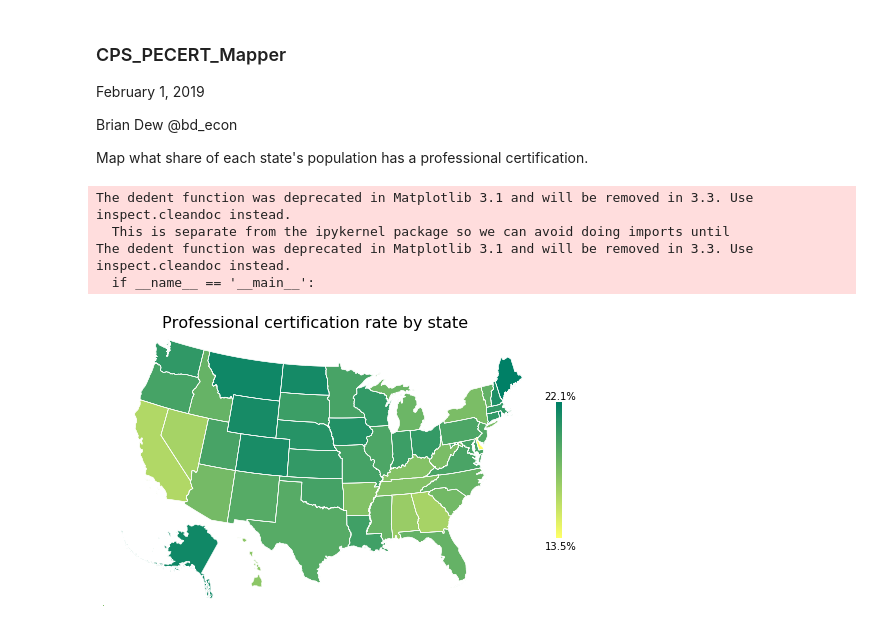
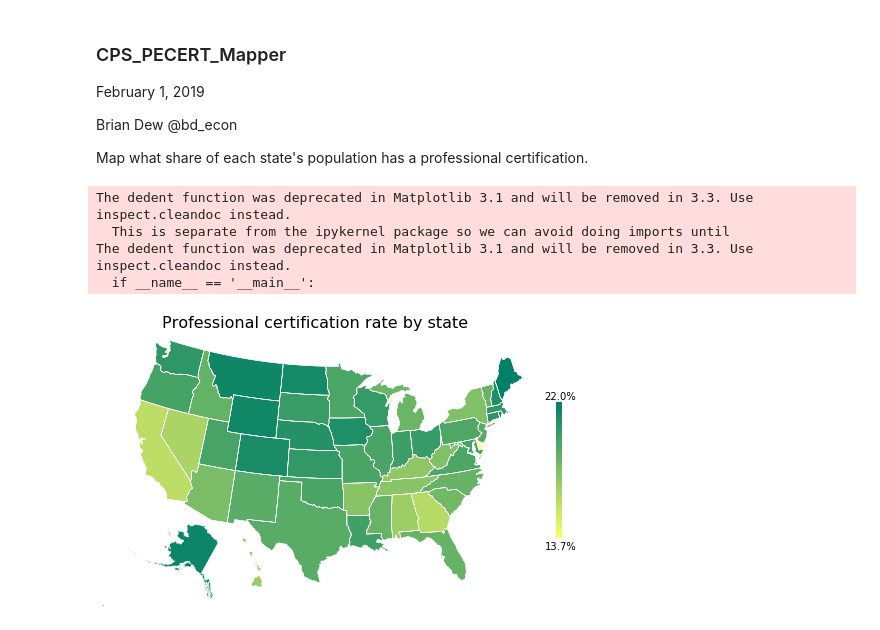
Before and after one commit to bdecon/econ_data, a Jupyter notebook: micro/CPS_PECERT_Mapper.ipynb, the cells around one changed output. Saved outputs shown, nothing was run; the diff lists cells and outputs as text; code cells hidden in the pictures.

```diff
--- a/micro/CPS_PECERT_Mapper.ipynb
+++ b/micro/CPS_PECERT_Mapper.ipynb
@@ -30,7 +30,7 @@ def wavg(group):
 # Retrieve professional certification rate by state
 columns = ['MONTH', 'STATE', 'CERT', 'BASICWGT']
 s = (pd.read_feather('cps2018.ft', columns=columns)
-       .query('MONTH > 6')
+       .query('MONTH > 7')
        .append(pd.read_feather('cps2019.ft', columns=columns))
        .query('CERT in [0, 1]')
        .groupby('STATE')
@@ -55,42 +55,39 @@ m = Basemap(llcrnrlon=-121, llcrnrlat=20, urcrnrlon=-64, urcrnrlat=49,
             projection='lcc', lat_1=33, lat_2=45, lon_0=-95)
 
 fig = plt.figure(figsize=(10, 5))
 
 # Read the shapefile contained in the same folder (and the two related files)
-m.readshapefile('shapefiles/st99_d00', 'states',
+m.readshapefile('shapefiles/states', 'states',
                 drawbounds=True, color='#ffffff')
 ax = plt.gca()
 ax.axis('off')
 
 for info, shape in zip(m.states_info, m.states):
-    if info['NAME'] in ['Alaska', 'Hawaii']:
+    if info['STATE_NAME'] in ['Alaska', 'Hawaii']:
         # Only include the 8 main islands of Hawaii
-        if info['NAME'] == 'Hawaii' and float(info['AREA']) > 0.005:
+        if info['STATE_NAME'] == 'Hawaii':
             shape = [(i[0] + 5200000, i[1] - 1400000) for i in shape]
         # Alaska is large. Rescale it.
-        elif info['NAME'] == 'Alaska':
+        elif info['STATE_NAME'] == 'Alaska':
             shape = [(i[0]*0.35 + 1100000, i[1]*0.35 -1300000) for i in shape]
-        poly = Polygon(shape, facecolor=state_colors[info['NAME']],
-                       edgecolor='#ffffff', linewidth=.5)
-        ax.add_patch(poly)
-    elif info['NAME'] in s.keys():
-        poly = Polygon(shape, facecolor=state_colors[info['NAME']],
-                       edgecolor='#ffffff', linewidth=.5)
-        ax.add_patch(poly)
+    poly = Polygon(shape, facecolor=state_colors[info['STATE_NAME']],
+                    edgecolor='#ffffff', linewidth=.5)
+    ax.add_patch(poly)
+
 
 plt.title('Professional certification rate by state', fontsize=16)
 gradient = np.linspace(0, 1, 256)
 gradient = np.vstack((gradient, gradient))
 imshow = plt.imshow(gradient, cmap=plt.get_cmap('summer_r'))
 cb = fig.colorbar(imshow, shrink=0.5)
 cb.outline.set_visible(False)
 cb.set_ticks([])
 plt.text(5250000, 2450000, f'{round(s.max(), 1)}%')
 plt.text(5250000, 660000, f'{round(s.min(), 1)}%')
 plt.show()
 # %% [output]
 The dedent function was deprecated in Matplotlib 3.1 and will be removed in 3.3. Use inspect.cleandoc instead.
   This is separate from the ipykernel package so we can avoid doing imports until
 The dedent function was deprecated in Matplotlib 3.1 and will be removed in 3.3. Use inspect.cleandoc instead.
   if __name__ == '__main__':
-[figure, old version]
+[figure, new version]
```
Also changed, not shown: 6 other files.
